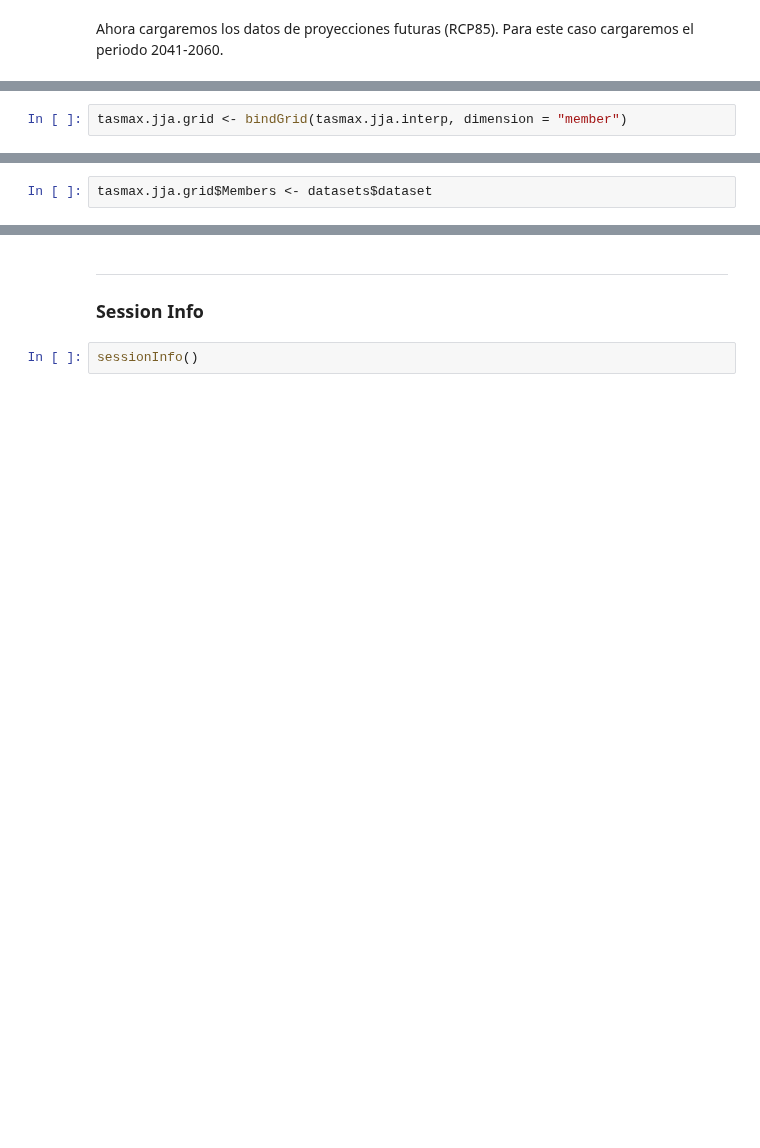
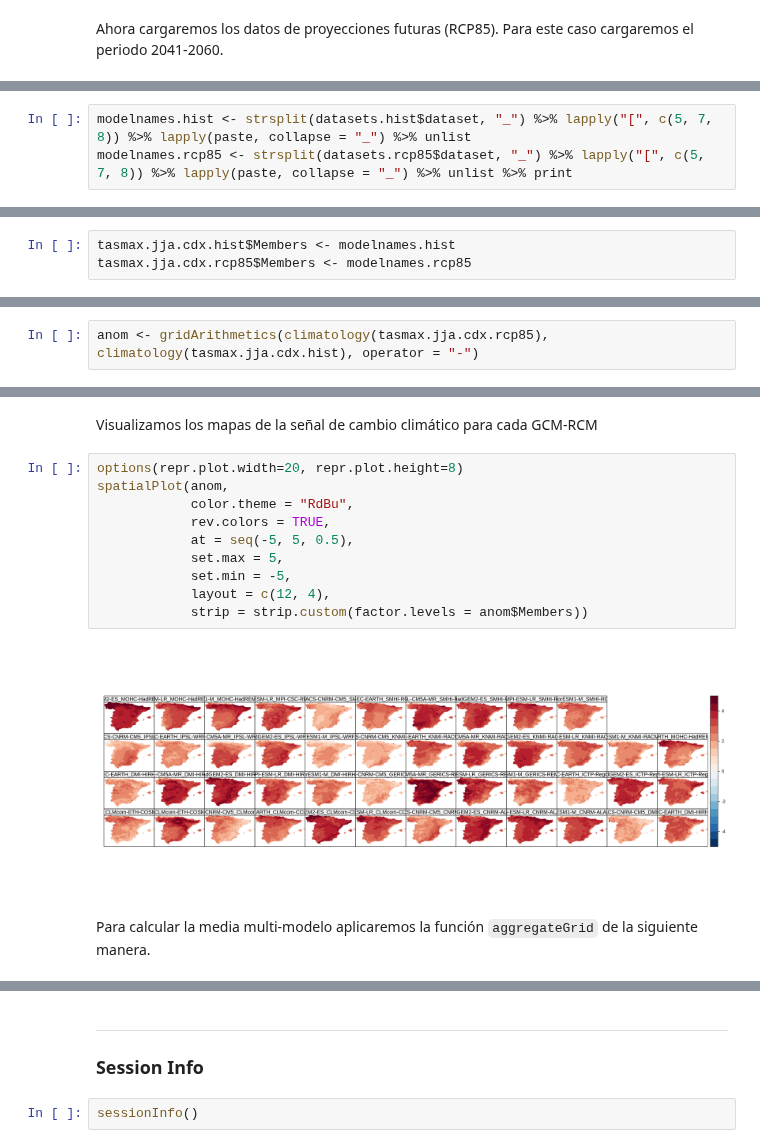
Before and after one commit to SantanderMetGroup/PTI-Clima-Datalab, a Jupyter notebook: Notebooks/R/proyecciones_CORDEX_R.ipynb, the cells around one changed output, grey strips where cells are left out. Saved outputs shown, nothing was run; the diff lists cells and outputs as text; blank space fills up the shorter version.

```diff
--- a/Notebooks/R/proyecciones_CORDEX_R.ipynb
+++ b/Notebooks/R/proyecciones_CORDEX_R.ipynb
@@ -307,2 +286,3 @@ Ya podemos agregarlo todo en un único grid.
 # %%
-tasmax.jja.grid <- bindGrid(tasmax.jja.interp, dimension = "member")
+modelnames.hist <- strsplit(datasets.hist$dataset, "_") %>% lapply("[", c(5, 7, 8)) %>% lapply(paste, collapse = "_") %>% unlist
+modelnames.rcp85 <- strsplit(datasets.rcp85$dataset, "_") %>% lapply("[", c(5, 7, 8)) %>% lapply(paste, collapse = "_") %>% unlist %>% print
@@ -308,0 +307,3 @@ tasmax.jja.grid <- bindGrid(tasmax.jja.interp, dimension = "member")
+# %%
+tasmax.jja.cdx.hist$Members <- modelnames.hist
+tasmax.jja.cdx.rcp85$Members <- modelnames.rcp85
@@ -311,2 +318,2 @@ Especificamos el nombre de los miembros de nuestro nuevo grid,
-# %%
-tasmax.jja.grid$Members <- datasets$dataset
+# %%
+anom <- gridArithmetics(climatology(tasmax.jja.cdx.rcp85), climatology(tasmax.jja.cdx.hist), operator = "-")
@@ -312,0 +328,16 @@ tasmax.jja.grid$Members <- datasets$dataset
+# %% [markdown]
+Visualizamos los mapas de la señal de cambio climático para cada GCM-RCM
+# %%
+options(repr.plot.width=20, repr.plot.height=8)
+spatialPlot(anom,
+            color.theme = "RdBu",
+            rev.colors = TRUE,
+            at = seq(-5, 5, 0.5),
+            set.max = 5,
+            set.min = -5,
+            layout = c(12, 4),
+            strip = strip.custom(factor.levels = anom$Members))
+# %% [output]
+[figure, added]
+# %% [markdown]
+Para calcular la media multi-modelo aplicaremos la función `aggregateGrid` de la siguiente manera.
```
Also changed, not shown: parts of 43 cells of this notebook, 2 other files.
